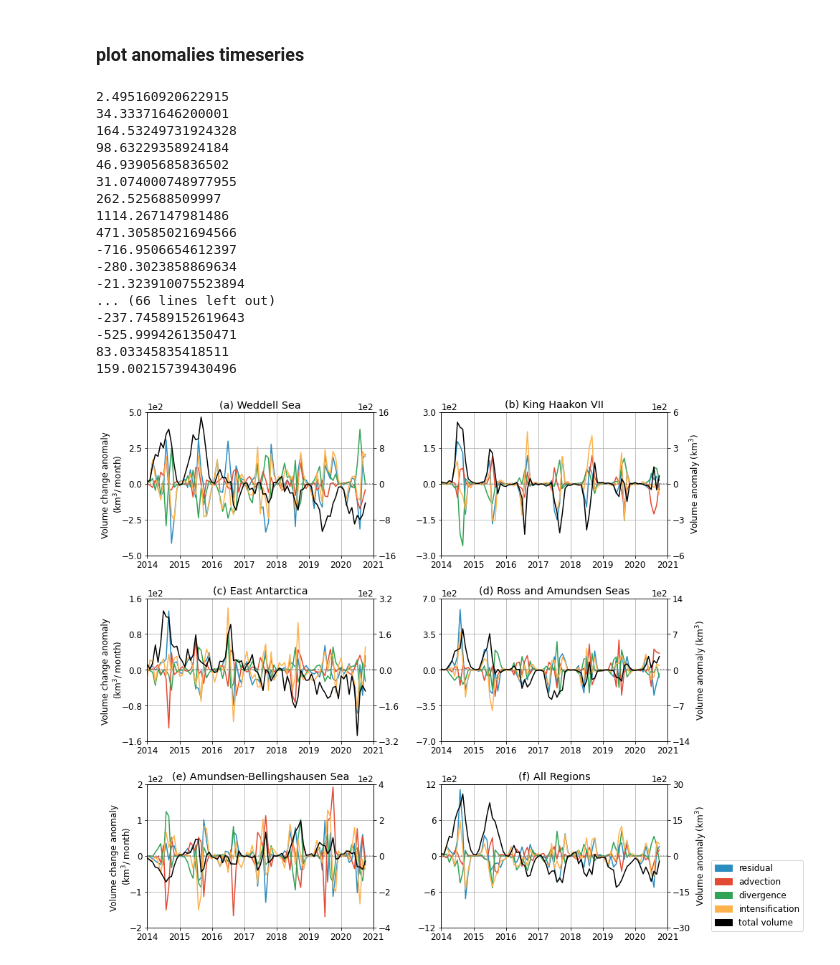
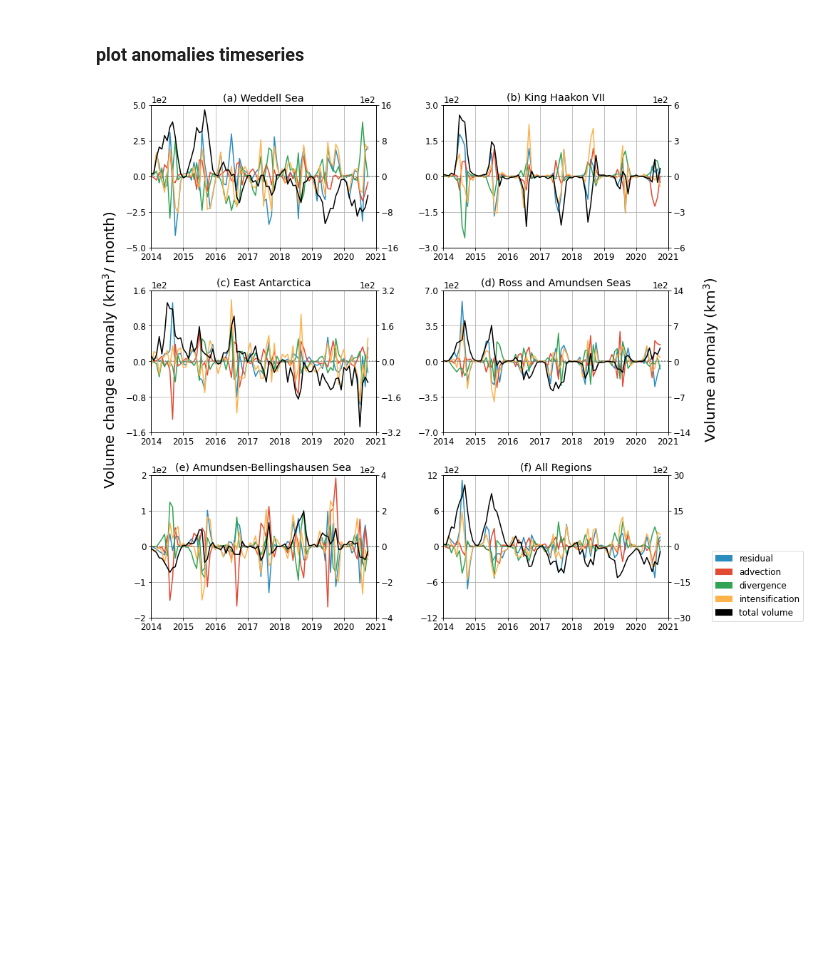
Before and after one commit to carmennab/csao, a Jupyter notebook: main_figs/F7-F8_budget_timeseries.ipynb, the cells around one changed output. Cells and saved outputs as stored; diff of their text form; code cells hidden in the pictures; blank space fills up the shorter version.

```diff
--- a/main_figs/F7-F8_budget_timeseries.ipynb
+++ b/main_figs/F7-F8_budget_timeseries.ipynb
@@ -97,8 +97,6 @@ for count,region_name in enumerate(region_names):
 
         ax.plot(tots,label=term,color=color)
         ax.axhline(0, color='gray', linestyle='dotted')
-    if count == 5:
-        ax.legend(bbox_to_anchor = (1.65, 0.53))
     ax.grid()
     ax.set_title(f'{nums[count]} {region_name}')
     ax.set_ylim(ylims[count])
@@ -119,6 +117,14 @@ for count,region_name in enumerate(region_names):
     ax2.ticklabel_format(axis='y', style='sci', scilimits=(3,3))
     ax2.set_xticks([0, 12, 24, 36, 48, 60, 72,84])
 
+    ### create legend
+    legends = []
+    for color,term in zip(colors,budget_terms):
+        l = mpatches.Patch(color=color, label=term,lw=0.1)
+        legends.append(l)
+    if count == 5:
+        ax.legend(bbox_to_anchor = (1.65, 0.53),handles=legends)
+
 fig.text(0.05, 0.47, 'Volume change (km$^{3}$/ month)', fontsize=20,rotation='vertical')
 fig.text(0.95, 0.52, 'Volume (km$^{3}$)', fontsize=20,rotation='vertical')
 
@@ -203,53 +192,39 @@ for count,region_name in enumerate(region_names):
     ax.set_xticks([0, 12, 24, 36, 48, 60, 72,84])
     ax.set_xlim([0,84])
     ax.set_xticklabels(['2014','2015','2016','2017','2018','2019','2020','2021'])
 
     ax2 = ax.twinx()
 
     budget = np.array(anomalies_copy['total volume'])
     tots = []
 
     for datapoint in budget:
         datapoint[~np.isin(regions, regs[count])] = np.nan
         tots.append(np.nansum(datapoint)/1e9)
 
     ax2.plot(tots,label='total volume',color='k')
 
-    if count in [0,2,4]:
-        ax.set_ylabel('Volume change anomaly \n(km$^{3}$/ month)',labelpad=-5)
-    else:
-        ax2.set_ylabel('Volume anomaly (km$^{3}$)',labelpad=5)
+#     if count in [0,2,4]:
+#         ax.set_ylabel('Volume change anomaly \n(km$^{3}$/ month)',labelpad=-5)
+#     else:
+#         ax2.set_ylabel('Volume anomaly (km$^{3}$)',labelpad=5)
 
     ax2.set_ylim(ylims_tots[count])
     ax2.set_yticks([ylims_tots[count][0],ylims_tots[count][0]/2,0,ylims_tots[count][1]/2,ylims_tots[count][1]])
     ax2.ticklabel_format(axis='y', style='sci', scilimits=(2,2))
     ax2.set_xticks([0, 12, 24, 36, 48, 60, 72,84])
 
     ### create legend
     legends = []
     for color,term in zip(colors,budget_terms):
-        l = mpatches.Patch(color=color, label=term)
+        l = mpatches.Patch(color=color, label=term,lw=0.1)
         legends.append(l)
     if count == 5:
         ax2.legend(bbox_to_anchor = (1.62, 0.5),handles=legends)
 
+fig.text(0.05, 0.47, 'Volume change anomaly (km$^{3}$/ month)', fontsize=20,rotation='vertical')
+fig.text(0.95, 0.52, 'Volume anomaly (km$^{3}$)', fontsize=20,rotation='vertical')
+
 plt.savefig(f'{figpath}budget_timeseries_anoms.jpg',bbox_inches = "tight", dpi = 400)
 # %% [output]
-2.495160920622915
-34.33371646200001
-164.53249731924328
-98.63229358924184
-46.93905685836502
-31.074000748977955
-262.525688509997
-1114.267147981486
-471.30585021694566
--716.9506654612397
--280.3023858869634
--21.323910075523894
-... (66 lines left out)
--237.74589152619643
--525.9994261350471
-83.03345835418511
-159.00215739430496
-[figure, old version]
+[figure, new version]
```
Also changed, not shown: parts of 3 cells of this notebook.
